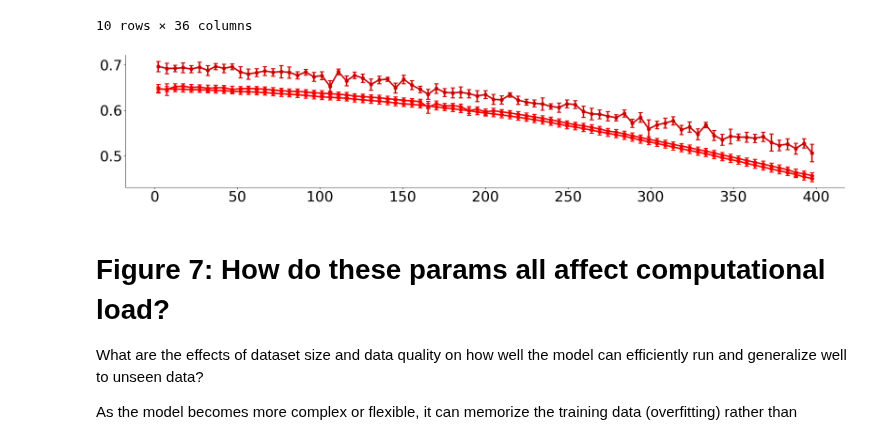
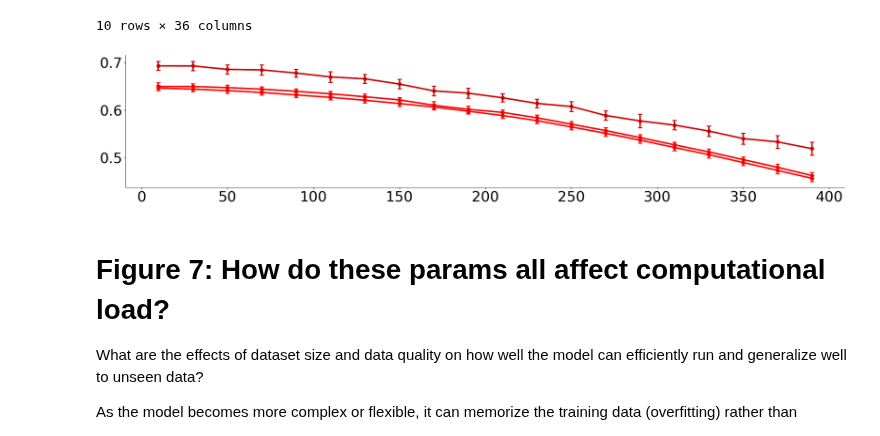
Before and after one commit to mayolabvision/NeuralDecoding, a Jupyter notebook: analyses/COSYNE_Plots.ipynb, the cells around one changed output. Saved outputs shown, nothing was run; the diff lists cells and outputs as text; code cells hidden in the pictures.

```diff
--- a/analyses/COSYNE_Plots.ipynb
+++ b/analyses/COSYNE_Plots.ipynb
@@ -317,7 +443,7 @@ ind = np.arange(len(err)) #X values for plotting
 
 # Standard R2
 plt.rcParams.update({'font.size': 13})
-fig, ax = plt.subplots(1,1, figsize=(5, 2.25), sharey=True)
+fig, ax = plt.subplots(1,1, figsize=(4, 3), sharey=True)
 fig.tight_layout()
 val = 0
 
@@ -838,7 +964,7 @@ fig, ax = plt.subplots(1, 1, figsize=(27, 5), sharex=True, sharey=False)#, grids
 
 #plt.subplots_adjust(hspace=0.1)
 
-num_bins = 81
+num_bins = 20
 mayo = 0
 behs = ['R2_mn'] #, 'train_time'
 kins = ['position']
@@ -888,34 +1014,34 @@ for k, kin in enumerate(kins):
                 #x_tick_labels = bin_mins
                 #ax.set_xticks(bin_centers)
                 #x_tick_labels = [f"{int(cent_val)}" for cent_val in bin_centers]
                 #ax.set_xticklabels(x_tick_labels, rotation=0)
                 #ax.set_xlim(0,200)
 
         ax.spines['right'].set_color('none')
         ax.spines['top'].set_color('none')
 
 plt.subplots_adjust(wspace=0.15, hspace=0.1)
 #ax[2].set_xticks([5,15,25,35,45,55,65])
 
 #ax[0].set_yticks([0.1,0.2,0.3,0.4,0.5,0.6,0.7])
 #ax[0].set_ylim(0.09,0.71)
 #ax[1].set_yticks([0.1,0.2,0.3,0.4,0.5,0.6,0.7])
 #ax[1].set_ylim(0.09,0.71)
 #ax[2].set_yticks([0.0,0.1])
 #ax[2].set_ylim(0,0.1)
 
 if mayo==1:
     ax[0].set_ylabel('$R^2$')
     #ax[1, 0].set_ylabel('time elapsed (s)')
     ax[1].set_xlabel('number of neurons')
     ax[0].set_title('position')
     ax[1].set_title('velocity')
     ax[2].set_title('acceleration')
 else:
     blah = 1
     fig.savefig(fig_folder+'/r2_tempShift-onesess.png', dpi=600, bbox_inches='tight')
 # %% [output]
-[figure, old version]
+[figure, new version]
 # %% [markdown]
 # Figure 7: How do these params all affect computational load?
 
```
Also changed, not shown: parts of 4 cells of this notebook, 6 other files.
